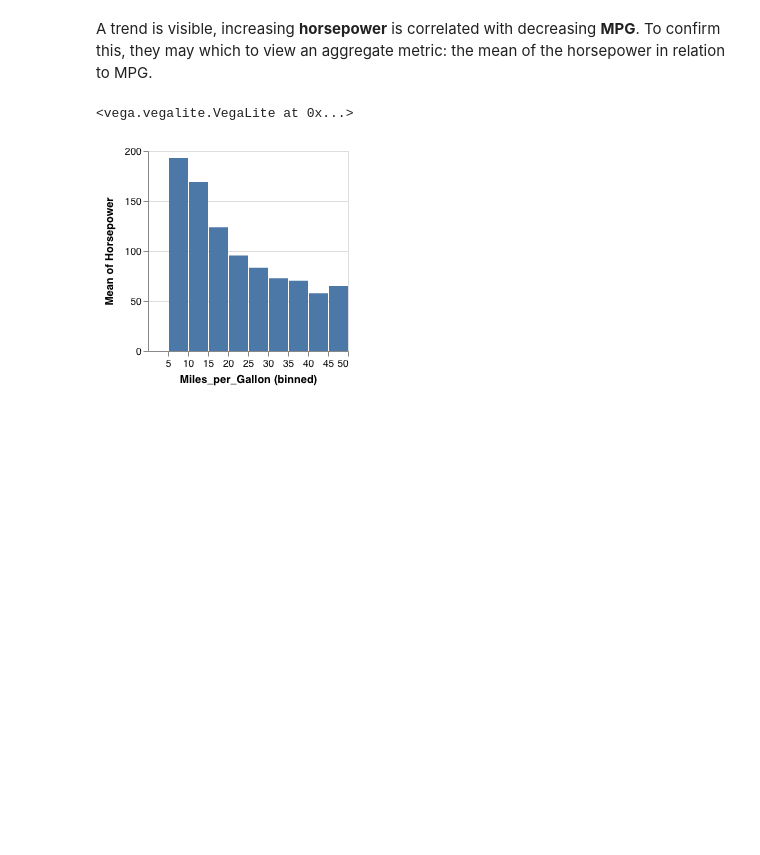
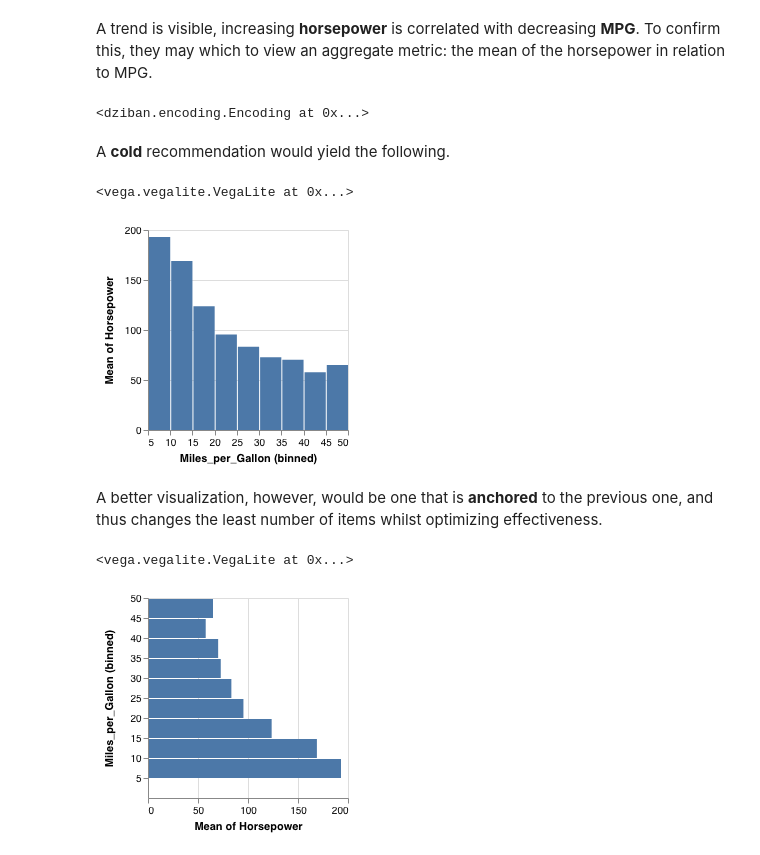
Before and after one commit to uwdata/dziban, a Jupyter notebook: examples/Exploring Edits Examples.ipynb, the cells around one changed output. Saved outputs shown, nothing was run; the diff lists cells and outputs as text; code cells hidden in the pictures; blank space fills up the shorter version.

```diff
--- a/examples/Exploring Edits Examples.ipynb
+++ b/examples/Exploring Edits Examples.ipynb
@@ -18,11 +16,23 @@ chart['Horsepower'].channel('x')
 # %% [markdown]
 A trend is visible, increasing **horsepower** is correlated with decreasing **MPG**. To confirm this, they may which to view an aggregate metric: the mean of the horsepower in relation to MPG.
+# %%
+chart['Horsepower'].aggregate('mean')
+# %% [output]
+<dziban.encoding.Encoding at 0x...>
+# %% [markdown]
+A **cold** recommendation would yield the following.
+# %%
+chart.see()
+# %% [output]
+<vega.vegalite.VegaLite at 0x...>
+[figure, added]
+# %% [markdown]
+A better visualization, however, would be one that is **anchored** to the previous one, and thus changes the least number of items whilst optimizing effectiveness.
 # %%
-chart['Horsepower'].aggregate('mean')
 chart.see(anchor="scatter", name="meaned")
 # %% [output]
 <vega.vegalite.VegaLite at 0x...>
-[figure, old version]
+[figure, new version]
 # %%
 chart.see('+Origin', anchor="meaned", name="origins")
 # %% [output]
```
Also changed, not shown: parts of 3 cells of this notebook.
